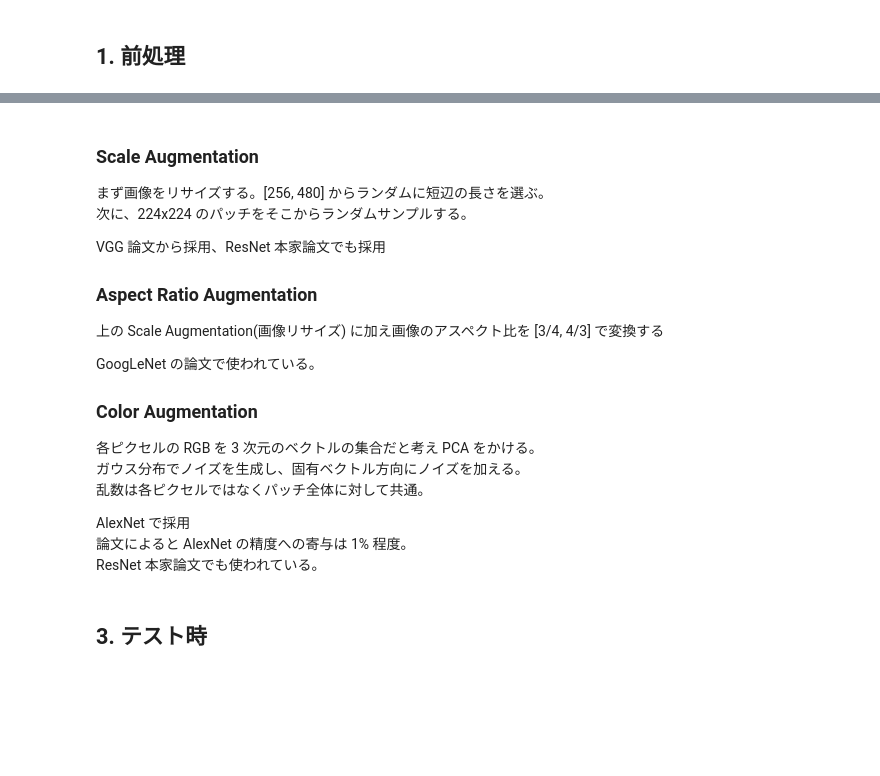
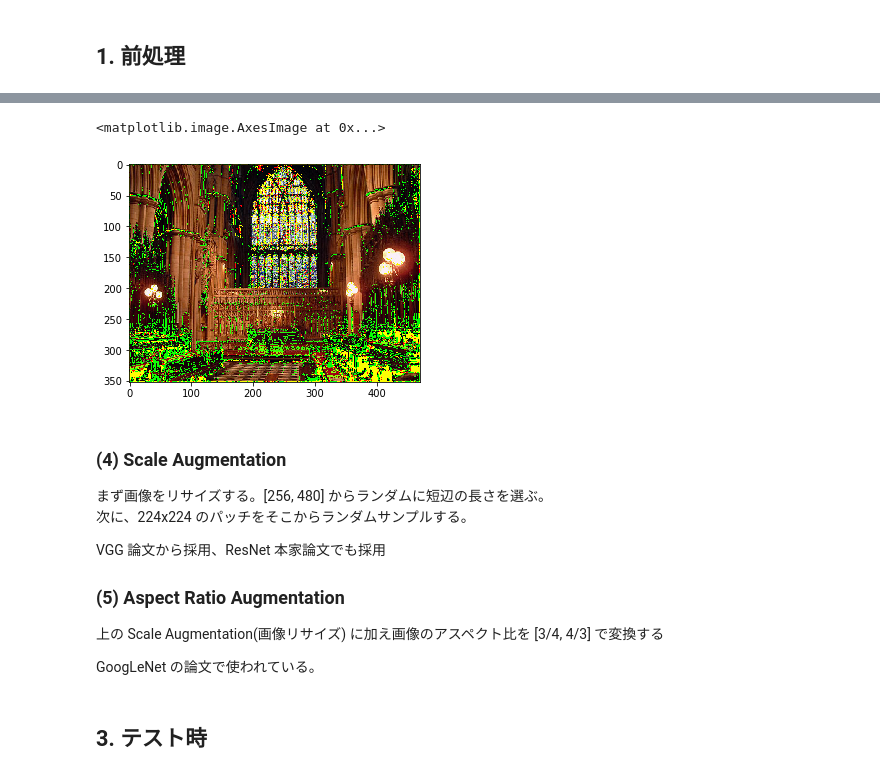
Before and after one commit to mshinoda88/python, a Jupyter notebook: 20180315_02_画像分類時の前処理まとめ.ipynb, the cells around one changed output, grey strips where cells are left out. Cells and saved outputs as stored; diff of their text form; code cells hidden in the pictures; blank space fills up the shorter version.

```diff
--- a/20180315_02_画像分類時の前処理まとめ.ipynb
+++ b/20180315_02_画像分類時の前処理まとめ.ipynb
@@ -47,0 +97,4 @@ AlexNet 論文以降必ず使われている模様
+# %%
+for i in range(len(imlist)):
+	# Using the skimage.transform function-- resize image (m x n x dim).
+	m=transform.resize(imlist[i],(256,256,3), mode='reflect')
@@ -47,0 +132,4 @@ AlexNet 論文以降必ず使われている模様
+# %%
+m = res.mean(axis = 0)
+res = res - m
+print(res)
@@ -48,26 +237,21 @@ AlexNet 論文以降必ず使われている模様
+# %%
+plt.imshow(img1_aug)
+# %% [output]
+<matplotlib.image.AxesImage at 0x...>
+[figure, added]
 # %% [markdown]
-### Scale Augmentation
+### (4) Scale Augmentation
 
 まず画像をリサイズする。[256, 480] からランダムに短辺の長さを選ぶ。<br>
 次に、224x224 のパッチをそこからランダムサンプルする。
 
 VGG 論文から採用、ResNet 本家論文でも採用
 
-### Aspect Ratio Augmentation
+### (5) Aspect Ratio Augmentation
 
 上の Scale Augmentation(画像リサイズ) に加え画像のアスペクト比を [3/4, 4/3] で変換する
 
 GoogLeNet の論文で使われている。
-
-### Color Augmentation
-
-各ピクセルの RGB を 3 次元のベクトルの集合だと考え PCA をかける。<br>
-ガウス分布でノイズを生成し、固有ベクトル方向にノイズを加える。<br>
-乱数は各ピクセルではなくパッチ全体に対して共通。
-
-AlexNet で採用<br>
-論文によると AlexNet の精度への寄与は 1% 程度。<br>
-ResNet 本家論文でも使われている。
 # %% [markdown]
 ## 3. テスト時
 # %% [markdown]
```
Also changed, not shown: parts of 20 cells of this notebook, 4 other files.
